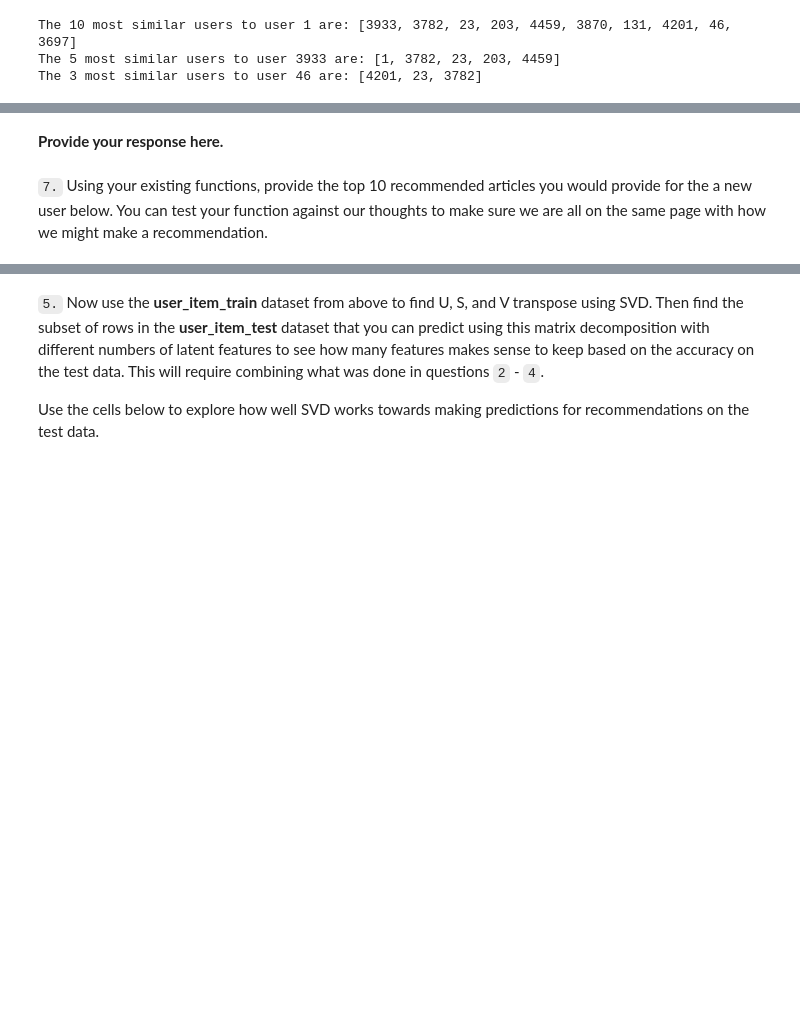
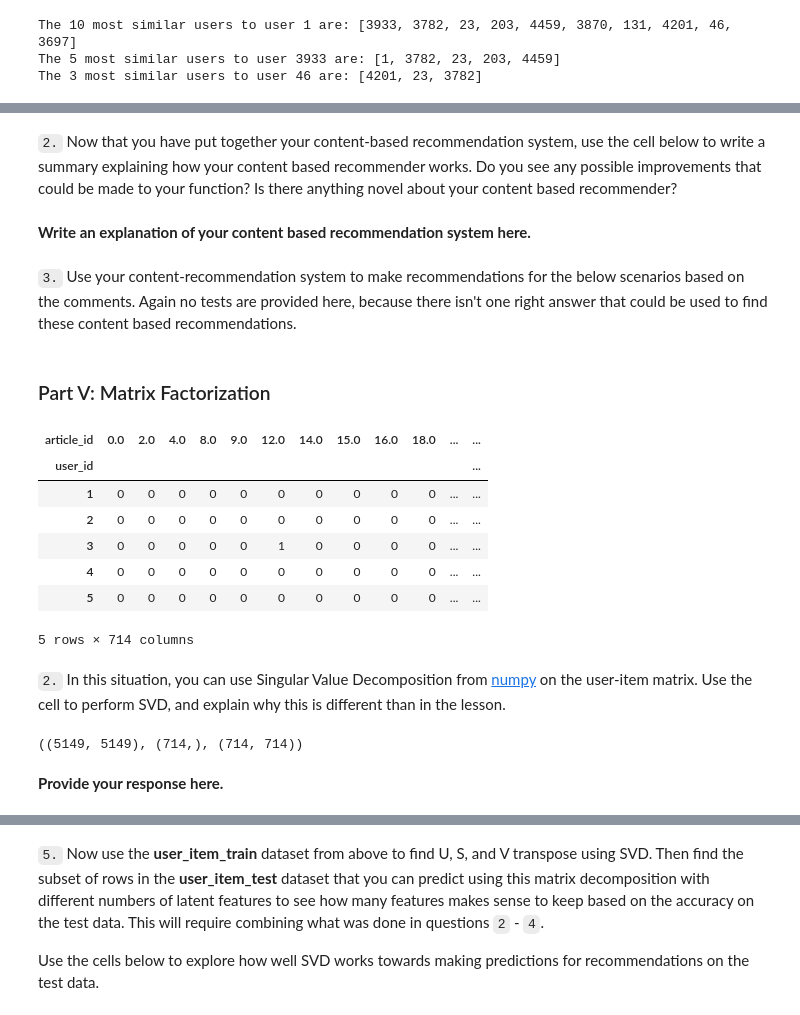
Before and after one commit to trant22t/data-science-nanodegree, a Jupyter notebook: ibm_articles_recommendation_engine/main.ipynb, the cells around one changed output, grey strips where cells are left out. Drawn from its saved outputs; the diff is of its cells as text; code cells hidden in the pictures; blank space fills up the shorter version.

```diff
--- a/ibm_articles_recommendation_engine/main.ipynb
+++ b/ibm_articles_recommendation_engine/main.ipynb
@@ -484,0 +522,6 @@ All tests passed!
+# %% [markdown]
+`2.` Now that you have put together your content-based recommendation system, use the cell below to write a summary explaining how your content based recommender works.  Do you see any possible improvements that could be made to your function?  Is there anything novel about your content based recommender?
+# %% [markdown]
+**Write an explanation of your content based recommendation system here.**
+# %% [markdown]
+`3.` Use your content-recommendation system to make recommendations for the below scenarios based on the comments.  Again no tests are provided here, because there isn't one right answer that could be used to find these content based recommendations.
@@ -484,0 +533,16 @@ All tests passed!
+# %% [markdown]
+### <a class="anchor" id="Matrix-Fact">Part V: Matrix Factorization</a>
+# %%
+# this is the user-item matrix we created in Part III
+user_item.head()
+# %% [output]
+| article_id | 0.0 | 2.0 | 4.0 | 8.0 | 9.0 | 12.0 | 14.0 | 15.0 | 16.0 | 18.0 | ... | ... |
+| user_id |  |  |  |  |  |  |  |  |  |  |  | ... |
+| 1 | 0 | 0 | 0 | 0 | 0 | 0 | 0 | 0 | 0 | 0 | ... | ... |
+| 2 | 0 | 0 | 0 | 0 | 0 | 0 | 0 | 0 | 0 | 0 | ... | ... |
+| 3 | 0 | 0 | 0 | 0 | 0 | 1 | 0 | 0 | 0 | 0 | ... | ... |
+| 4 | 0 | 0 | 0 | 0 | 0 | 0 | 0 | 0 | 0 | 0 | ... | ... |
+| 5 | 0 | 0 | 0 | 0 | 0 | 0 | 0 | 0 | 0 | 0 | ... | ... |
+5 rows × 714 columns
+# %% [markdown]
+`2.` In this situation, you can use Singular Value Decomposition from [numpy](https://docs.scipy.org/doc/numpy-1.14.0/reference/generated/numpy.linalg.svd.html) on the user-item matrix.  Use the cell to perform SVD, and explain why this is different than in the lesson.
@@ -485,4 +551,6 @@ All tests passed!
+# %%
+u.shape, s.shape, vt.shape
+# %% [output]
+((5149, 5149), (714,), (714, 714))
 # %% [markdown]
 **Provide your response here.**
-# %% [markdown]
-`7.` Using your existing functions, provide the top 10 recommended articles you would provide for the a new user below.  You can test your function against our thoughts to make sure we are all on the same page with how we might make a recommendation.
```
Also changed, not shown: parts of 60 cells of this notebook.
